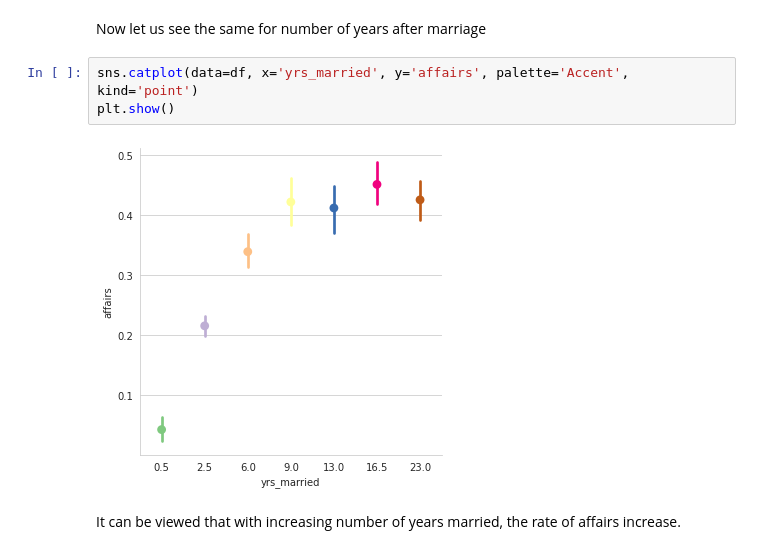
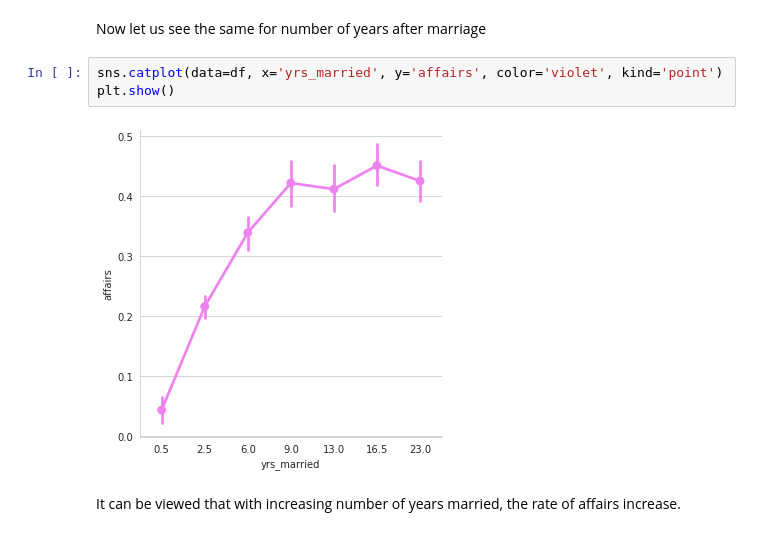
Before and after one commit to albinjohn366/DataScience_Tutorials, a Jupyter notebook: Logistic_Regression.ipynb, the cells around one changed output. Drawn from its saved outputs; the diff is of its cells as text.

```diff
--- a/Logistic_Regression.ipynb
+++ b/Logistic_Regression.ipynb
@@ -108,10 +108,10 @@ Marriage that rates 3 and below had higher rates of affairs.
 # %% [markdown]
 Now let us see the same for number of years after marriage
 # %%
-sns.catplot(data=df, x='yrs_married', y='affairs', palette='Accent', kind='point')
+sns.catplot(data=df, x='yrs_married', y='affairs', color='violet', kind='point')
 plt.show()
 # %% [output]
-[figure, old version]
+[figure, new version]
 # %% [markdown]
 It can be viewed that with increasing number of years married, the rate of affairs increase.
 # %% [markdown]
```
Also changed, not shown: parts of 17 cells of this notebook.
